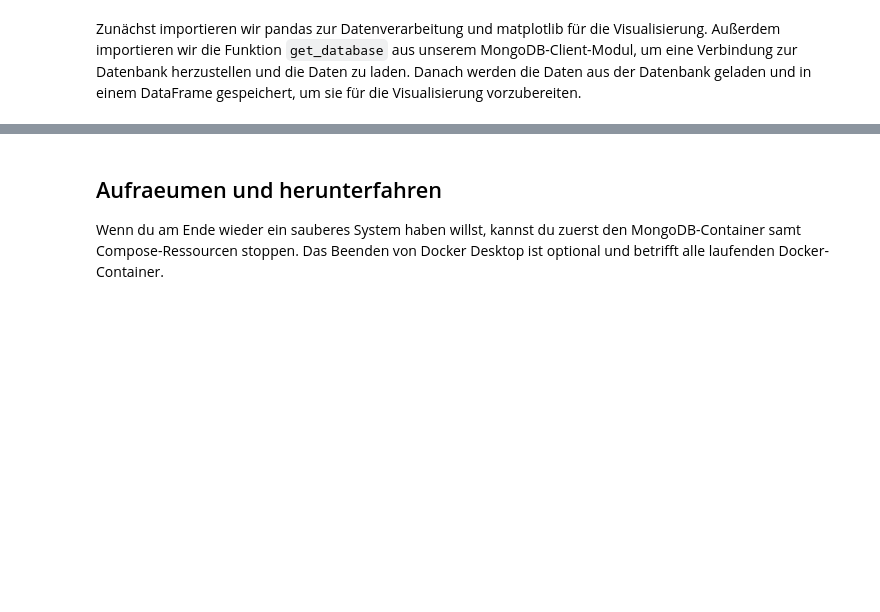
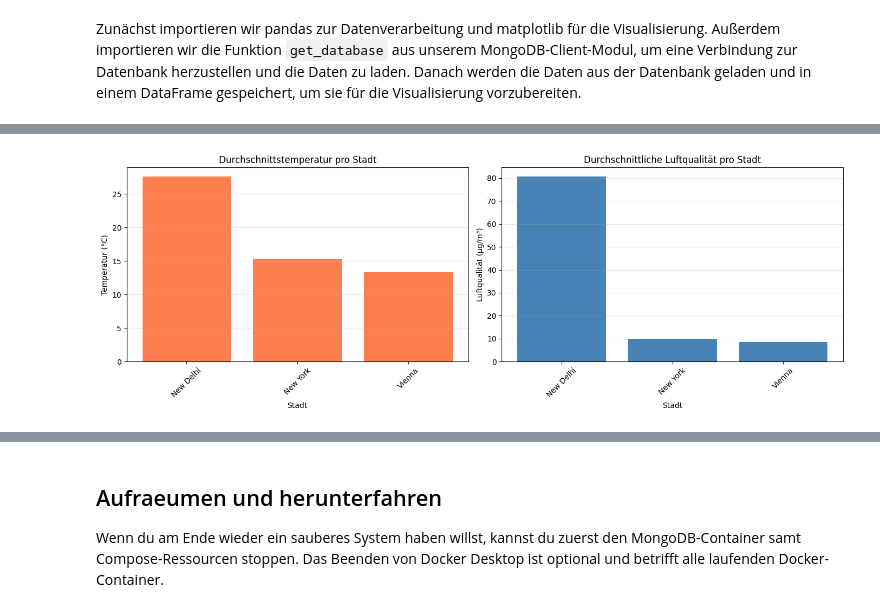
Before and after one commit to 4y1n/BigData, a Jupyter notebook: Jypiter Notebook - BigData Project.ipynb, the cells around one changed output, grey strips where cells are left out. Cells and saved outputs as stored; diff of their text form; code cells hidden in the pictures; blank space fills up the shorter version.

Commit message:
visualisation added

```diff
--- a/Jypiter Notebook - BigData Project.ipynb
+++ b/Jypiter Notebook - BigData Project.ipynb
@@ -338,0 +227,9 @@ Keine PM2.5-Daten gefunden.
+# %%
+import matplotlib.pyplot as plt
+import pandas as pd
+import numpy as np
+from src.MapReduce import load_latest_processed_result
+mapreduce_result = load_latest_processed_result()
+summary_records = mapreduce_result["summary_records"]
+print(f"MapReduce-Datei: {mapreduce_result['processed_file']}")
+print(f"Zusammengefasste Datensätze: {len(summary_records)} Städte")
@@ -338,0 +244,33 @@ Keine PM2.5-Daten gefunden.
+# %%
+if summary_records:
+    summary_df = pd.DataFrame(summary_records)
+    summary_df = summary_df.dropna(subset=["average_temperature_c", "average_air_quality"])
+
+    if not summary_df.empty:
+        fig, axes = plt.subplots(1, 2, figsize=(14, 5))
+
+        # Temperatur-Balkendiagramm
+        axes[0].bar(summary_df["city"], summary_df["average_temperature_c"], color="coral")
+        axes[0].set_title("Durchschnittstemperatur pro Stadt")
+        axes[0].set_ylabel("Temperatur (°C)")
+        axes[0].set_xlabel("Stadt")
+        axes[0].tick_params(axis='x', rotation=45)
+        axes[0].grid(True, alpha=0.3, axis='y')
+
+        # Luftqualität-Balkendiagramm
+        unit = summary_df.iloc[0]['air_quality_unit']
+        axes[1].bar(summary_df["city"], summary_df["average_air_quality"], color="steelblue")
+        axes[1].set_title(f"Durchschnittliche Luftqualität pro Stadt")
+        axes[1].set_ylabel(f"Luftqualität ({unit})")
+        axes[1].set_xlabel("Stadt")
+        axes[1].tick_params(axis='x', rotation=45)
+        axes[1].grid(True, alpha=0.3, axis='y')
+
+        plt.tight_layout()
+        plt.show()
+    else:
+        print("Keine gültigen Daten für Visualisierung.")
+else:
+    print("MapReduce-Ergebnisse nicht verfügbar.")
+# %% [output]
+[figure, added]
```
Also changed, not shown: parts of 20 cells of this notebook.
